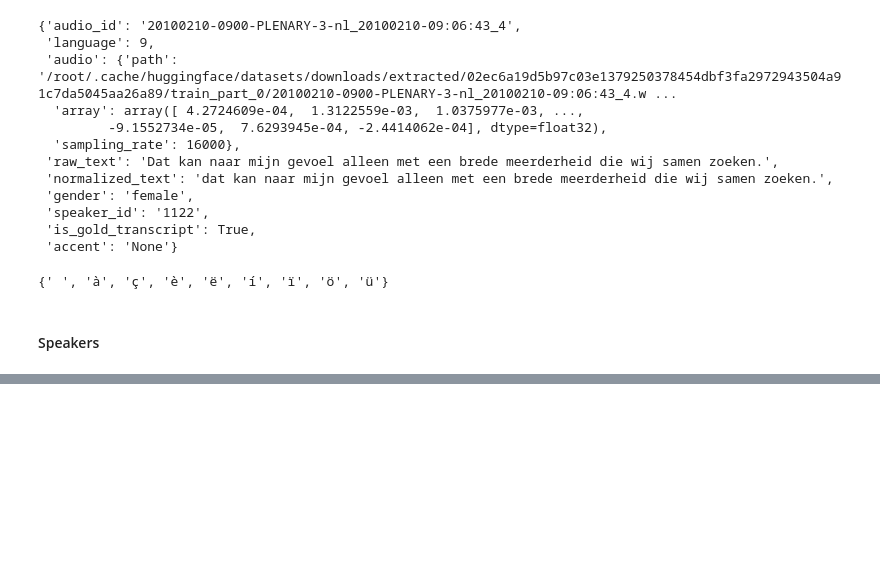
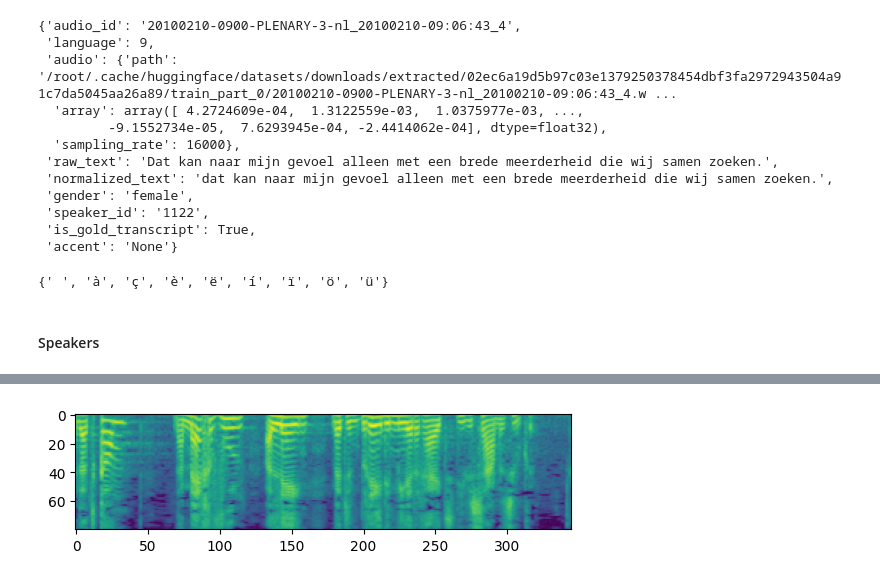
Before and after one commit to ptah23/audio-transformers-course-notebooks, a Jupyter notebook: Unit 6.ipynb, the cells around one changed output, grey strips where cells are left out. Cells and saved outputs as stored; diff of their text form; code cells hidden in the pictures; blank space fills up the shorter version.

```diff
--- a/Unit 6.ipynb
+++ b/Unit 6.ipynb
@@ -188,0 +254,16 @@ dataset = dataset.map(cleanup_text)
+# %%
+# needed to differentiate between multiple speakers
+import os
+import torch
+from speechbrain.pretrained import EncoderClassifier
+
+spk_model_name = "speechbrain/spkrec-xvect-voxceleb"
+device = "cuda"
+speaker_model = EncoderClassifier.from_hparams(source=spk_model_name, run_opts={"device":device}, savedir=os.path.join("/tmp", spk_model_name))
+# %%
+def create_speaker_embedding(waveform):
+    with torch.no_grad():
+        speaker_embeddings = speaker_model.encode_batch(torch.tensor(waveform))
+        speaker_embeddings = torch.nn.functional.normalize(speaker_embeddings, dim=2)
+        speaker_embeddings = speaker_embeddings.squeeze().cpu().numpy()
+    return speaker_embeddings
@@ -188,0 +272,10 @@ dataset = dataset.map(cleanup_text)
+# %%
+def prepare_dataset(example):
+    audio = example["audio"]
+    example = processor(text=example["normalized_text"], audio_target=audio["array"], sampling_rate=audio["sampling_rate"], return_attention_mask=False)
+    # strip off batch dimension
+    example["labels"] = example["labels"][0]
+
+    #use SpeechBrain to get x-vector
+    example["speaker_embeddings"] = create_speaker_embedding(audio["array"])
+    return example
@@ -188,0 +293,8 @@ dataset = dataset.map(cleanup_text)
+# %%
+# check labels is log-mel spectrogram with 80 bins
+import matplotlib.pyplot as plt
+plt.figure()
+plt.imshow(processed_example["labels"].T)
+plt.show()
+# %% [output]
+[figure, added]
```
Also changed, not shown: parts of 31 cells of this notebook.
